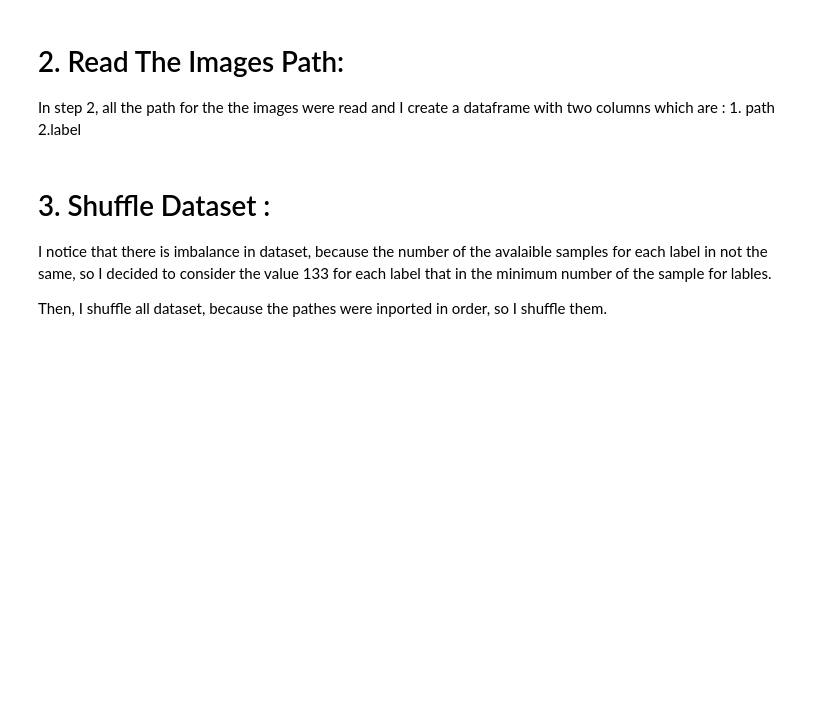
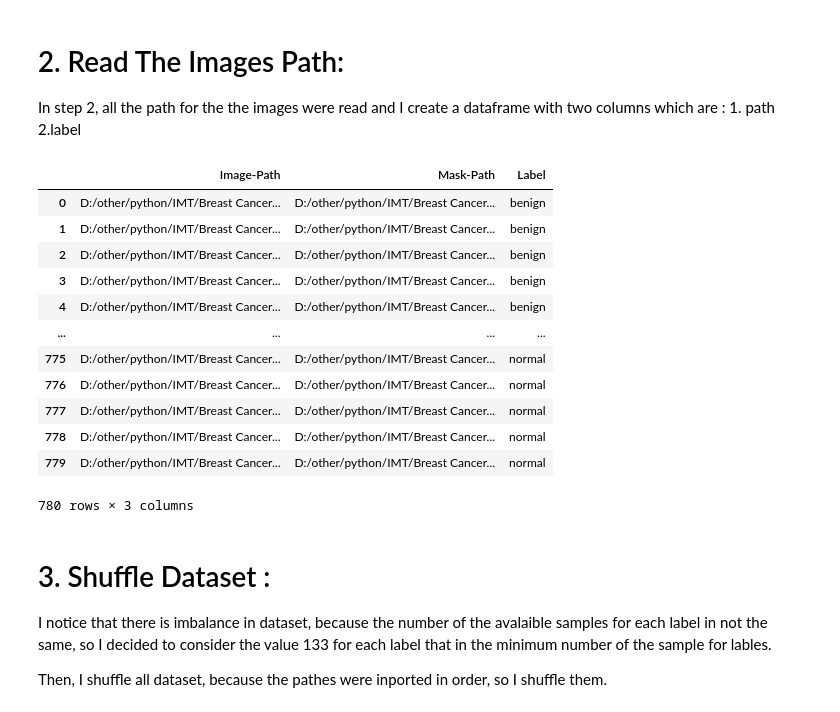
Before and after one commit to sntk-76/Breast-Cancer, a Jupyter notebook: cancer_detection.ipynb, the cells around one changed output. Drawn from its saved outputs; the diff is of its cells as text; code cells hidden in the pictures; blank space fills up the shorter version.

```diff
--- a/cancer_detection.ipynb
+++ b/cancer_detection.ipynb
@@ -19,36 +20,56 @@ In step 2, all the path for the the images were read and I create a dataframe wi
 # %%
 path = 'D:/other/python/IMT/Breast Cancer/Breast-Cancer/Data'
 
 categories = [['benign',438],['malignant',211],['normal',134]]
 
 images_path_list= []
+mask_path_list = []
 
-all_image_path_list = []
+all_data_path_list = []
+
 
 for i in range(len(categories)) :
 
-    new_path = (f'{path}/{categories[i][0]}')
+    folder_path = (f'{path}/{categories[i][0]}')
 
     for j in range(1,categories[i][1]):
 
-        image_path = (f'{new_path}/{categories[i][0]} ({j}).png')
+        image_path = (f'{folder_path}/{categories[i][0]} ({j}).png')
+        mask_path = (f'{folder_path}/{categories[i][0]} ({j})_mask.png')
 
         images_path_list.append(image_path)
+        mask_path_list.append(mask_path)
 
-    image_path_df = pd.DataFrame()
+    data_path_df = pd.DataFrame()
 
-    image_path_df['Path'] =   images_path_list
-    image_path_df['Label'] = categories[i][0]
+    data_path_df['Image-Path'] =   images_path_list
+    data_path_df['Mask-Path'] = mask_path_list
+    data_path_df['Label'] = categories[i][0]
 
-    all_image_path_list.append(image_path_df)
+    all_data_path_list.append(data_path_df)
 
     images_path_list = []
+    mask_path_list = []
 
-image_path_df = pd.concat(all_image_path_list,axis = 0)
-image_path_df.reset_index(drop=True,inplace=True)
+data_path_df = pd.concat(all_data_path_list,axis = 0)
+data_path_df.reset_index(drop=True,inplace=True)
 
-image_path_df.to_csv('D:/other/python/IMT/Breast Cancer/Breast-Cancer/Data/path.csv')
-image_path_df
+data_path_df.to_csv('D:/other/python/IMT/Breast Cancer/Breast-Cancer/Data/path.csv')
+data_path_df
+# %% [output]
+|  | Image-Path | Mask-Path | Label |
+| 0 | D:/other/python/IMT/Breast Cancer... | D:/other/python/IMT/Breast Cancer... | benign |
+| 1 | D:/other/python/IMT/Breast Cancer... | D:/other/python/IMT/Breast Cancer... | benign |
+| 2 | D:/other/python/IMT/Breast Cancer... | D:/other/python/IMT/Breast Cancer... | benign |
+| 3 | D:/other/python/IMT/Breast Cancer... | D:/other/python/IMT/Breast Cancer... | benign |
+| 4 | D:/other/python/IMT/Breast Cancer... | D:/other/python/IMT/Breast Cancer... | benign |
+| ... | ... | ... | ... |
+| 775 | D:/other/python/IMT/Breast Cancer... | D:/other/python/IMT/Breast Cancer... | normal |
+| 776 | D:/other/python/IMT/Breast Cancer... | D:/other/python/IMT/Breast Cancer... | normal |
+| 777 | D:/other/python/IMT/Breast Cancer... | D:/other/python/IMT/Breast Cancer... | normal |
+| 778 | D:/other/python/IMT/Breast Cancer... | D:/other/python/IMT/Breast Cancer... | normal |
+| 779 | D:/other/python/IMT/Breast Cancer... | D:/other/python/IMT/Breast Cancer... | normal |
+780 rows × 3 columns
 # %% [markdown]
 # 3. Shuffle Dataset :
 
```
Also changed, not shown: parts of 28 cells of this notebook, 1 other file.
